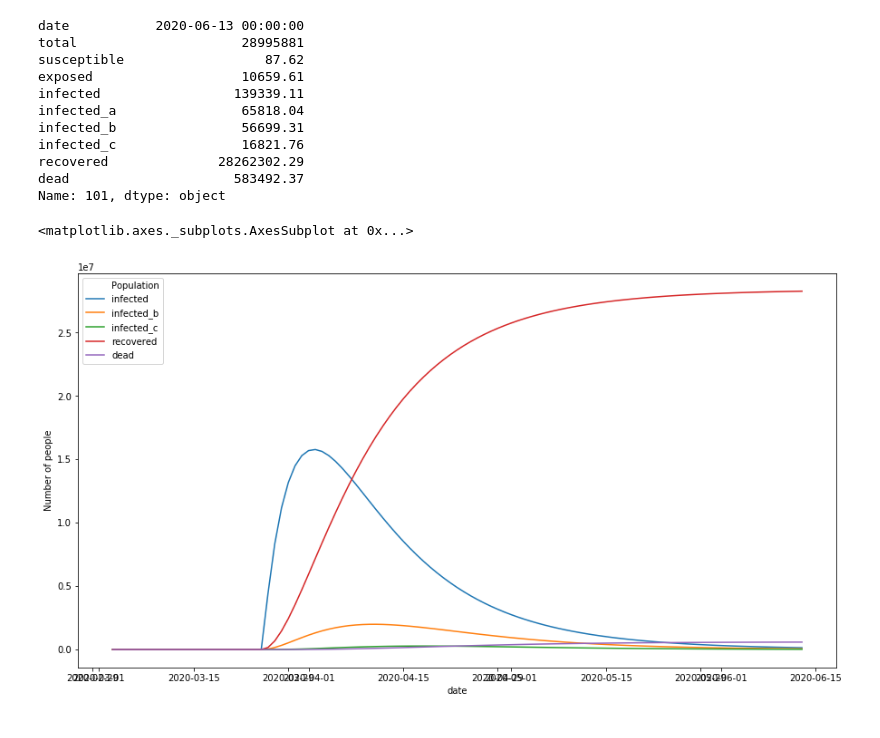
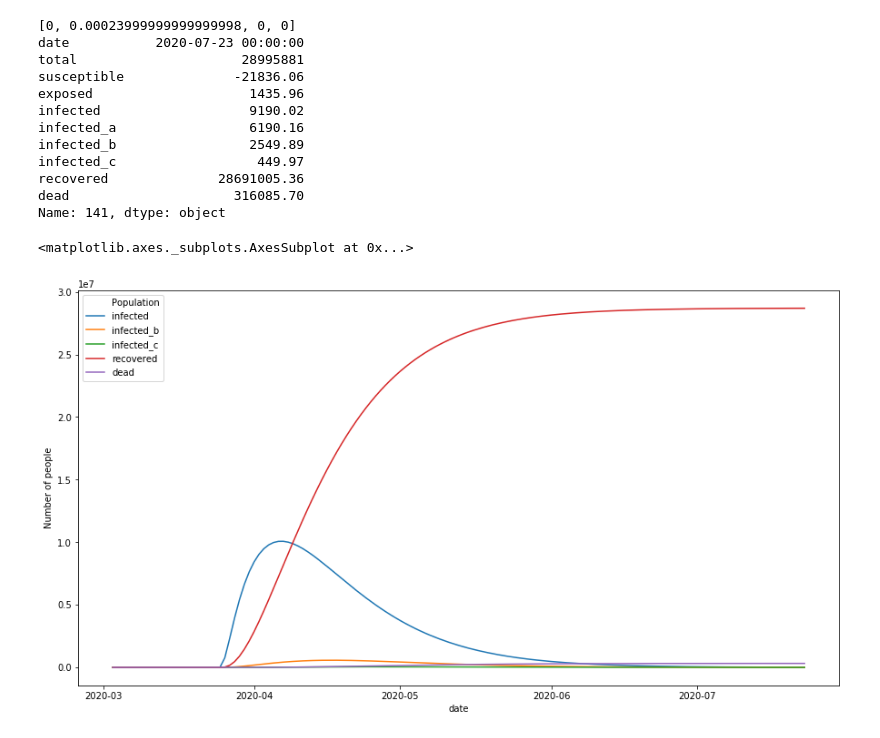
Before and after one commit to act-now-coalition/covid-data-model, a Jupyter notebook: seird_notebook_runtime.ipynb, the cells around one changed output. Drawn from its saved outputs; the diff is of its cells as text; code cells hidden in the pictures.

Commit message:
interventions look better. model is still weird

```diff
--- a/seird_notebook_runtime.ipynb
+++ b/seird_notebook_runtime.ipynb
@@ -39,7 +39,7 @@ def model_state(country, state, interventions=None):
         'beds': Dataset.get_beds_by_country_state(country, state),
         'population': POP,
         #'projection_iterations': 25, # Number of iterations into the future to project
-        'projection_iterations': 20, # Number of iterations into the future to project
+        'projection_iterations': 30, # Number of iterations into the future to project
         'r0': r0,
         'interventions': interventions,
         'hospitalization_rate': HOSPITALIZATION_RATE,
@@ -60,7 +60,7 @@ def model_state(country, state, interventions=None):
         'duration_mild_infections': 10, # In days
         'icu_time_death': 7, #Time from ICU admission to death, In days
         'hospital_time_recovery': 11, #Duration of hospitalization, In days
-        'use_harvard_params': True, #If True use the harvard parameters directly, if not calculate off the above
+        'use_harvard_params': False, #If True use the harvard parameters directly, if not calculate off the above
         'use_harvard_init': use_harvard_init, #If True use the harvard model inputs for inital conditions and N (recreate their graph)
     }
     return CovidTimeseriesModelSIR().forecast_region(model_parameters=MODEL_PARAMETERS)
@@ -86,7 +86,13 @@ INTERVENTIONS = [
         datetime.date(2020, 5,  6): 0.1,
         datetime.date(2020, 5, 10): 0.35,
         datetime.date(2020, 5, 18): r0
-    }
+    },
+    {  # test intervention with small changes to make sure format works
+        datetime.date(2020, 3, 30): 10,
+    },
+    {
+        datetime.date(2020, 3, 23): 1000,
+    },
 ]
 # %%
 # Dataset.get_timeseries_by_country_state('USA', 'TX', 1)[['date','cases','deaths','recovered','active']]
@@ -96,6 +102,7 @@ def plot_df(df, cols):
 
     df = df.loc[:, cols]
 
+    x_dates = df['date'].dt.strftime('%Y-%m-%d').sort_values().unique()
 
     df.set_index('date', inplace=True)
 
@@ -104,8 +111,11 @@ def plot_df(df, cols):
     stacked.columns = ['date', 'Population', 'Number of people']
 
     plt.figure(figsize=(15,8))
+
     df_plt = sb.lineplot(x='date', y='Number of people', hue='Population', data=stacked)
 
+    #df_plt.set_xticklabels(labels=x_dates, rotation=45, ha='right')
+
     return(df_plt)
 # %%
 # Params with True
@@ -121,26 +155,23 @@ use_harvard_init = False #If True use the harvard model inputs for inital condit
 # %%
 [df, soln] = model_state('USA', 'TX', INTERVENTIONS[0])
 
-print(df.iloc[-1])
-
-if use_harvard_init:
-    df.index.name = 'date'
-    df.reset_index(inplace=True)
+print(initervention_df.iloc[-1])
 
 #chart_cols = ["exposed", "infected", "infected_b", "infected_c",  "recovered", "dead"] #, "susceptible"]
 chart_cols = ["infected", "infected_b", "infected_c",  "recovered", "dead"] #, "susceptible"]
 plot_df(df, chart_cols)
 # %% [output]
-date           2020-06-13 00:00:00
+[0, 0.00023999999999999998, 0, 0]
+date           2020-07-23 00:00:00
 total                     28995881
-susceptible                  87.62
-exposed                   10659.61
-infected                 139339.11
-infected_a                65818.04
-infected_b                56699.31
-infected_c                16821.76
-recovered              28262302.29
-dead                     583492.37
-Name: 101, dtype: object
+susceptible              -21836.06
+exposed                    1435.96
+infected                   9190.02
+infected_a                 6190.16
+infected_b                 2549.89
+infected_c                  449.97
+recovered              28691005.36
+dead                     316085.70
+Name: 141, dtype: object
 <matplotlib.axes._subplots.AxesSubplot at 0x...>
-[figure, old version]
+[figure, new version]
```
Also changed, not shown: parts of 5 cells of this notebook, 3 other files.
